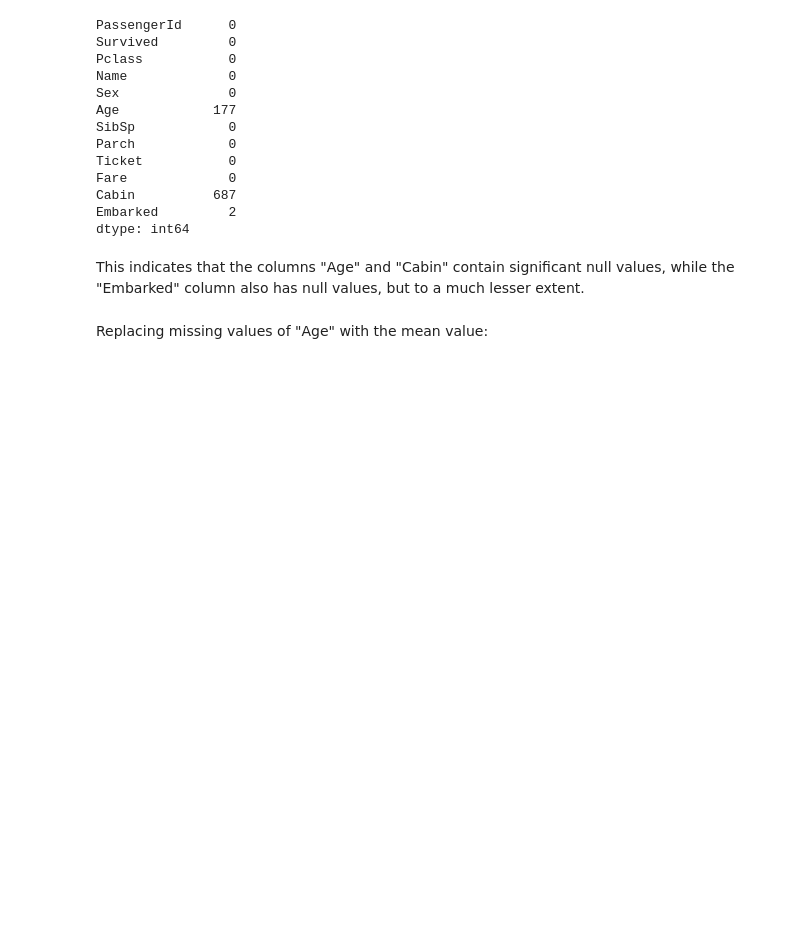
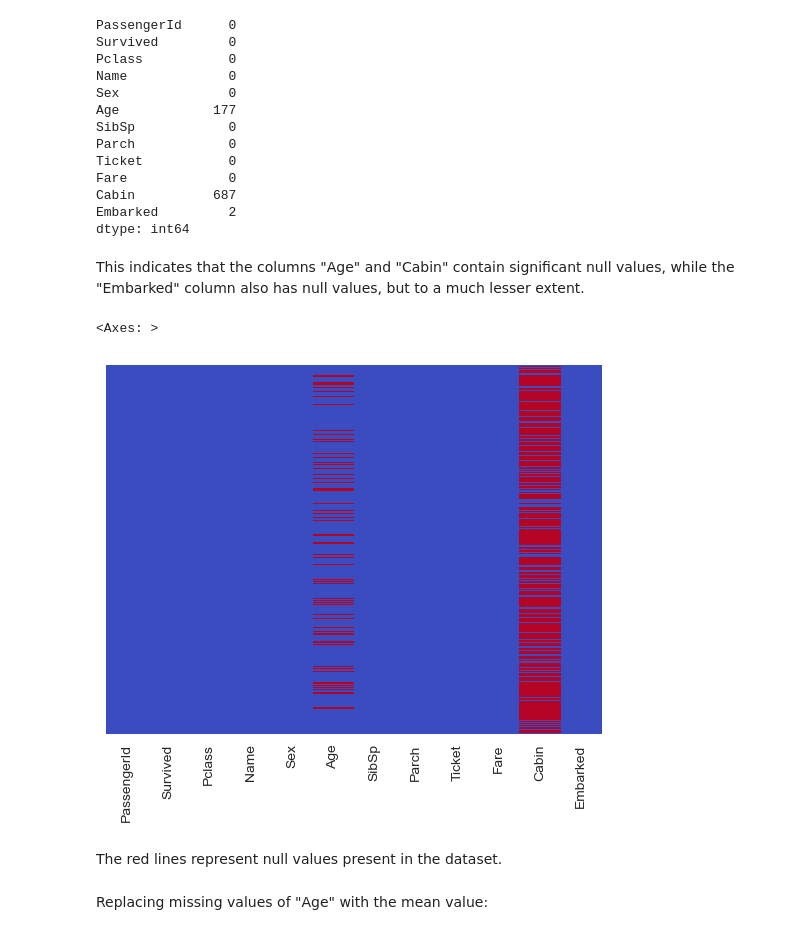
Before and after one commit to aanuk/Titanic-ML-Model, a Jupyter notebook: Titanic ML Model .ipynb, the cells around one changed output. Saved outputs shown, nothing was run; the diff lists cells and outputs as text; code cells hidden in the pictures; blank space fills up the shorter version.

```diff
--- a/Titanic ML Model .ipynb
+++ b/Titanic ML Model .ipynb
@@ -135,6 +120,14 @@ Embarked         2
 dtype: int64
 # %% [markdown]
 This indicates that the columns "Age" and "Cabin" contain significant null values, while the "Embarked" column also has null values, but to a much lesser extent.
+# %%
+# Visualizing the null values
+sns.heatmap(df.isnull(),yticklabels=False,cbar=False,cmap='coolwarm')
+# %% [output]
+<Axes: >
+[figure, added]
+# %% [markdown]
+The red lines represent null values present in the dataset.
 # %%
 # Dropping the "Cabin" column because of large number of null values
 df = df.drop(columns='Cabin', axis=1)
```
Also changed, not shown: parts of 18 cells of this notebook.
